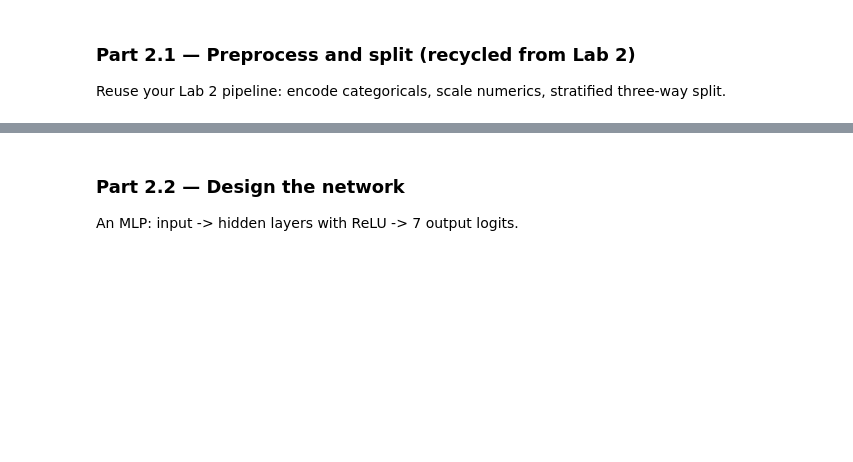
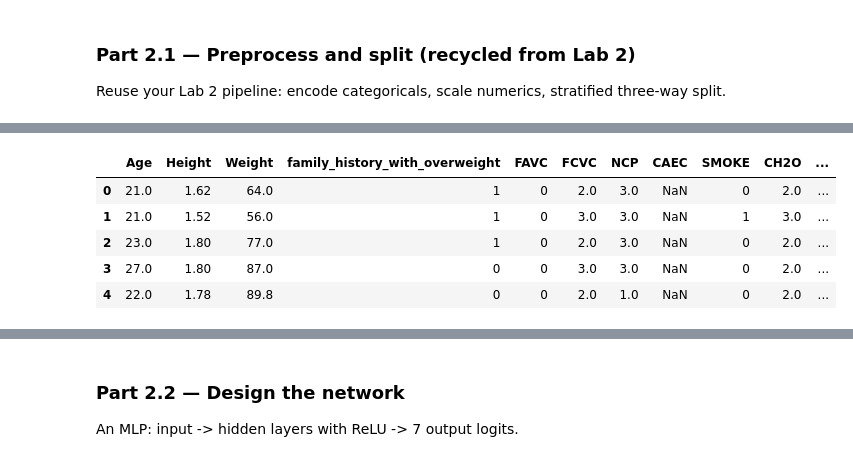
Before and after one commit to OmuwaGeorge/lab-3, a Jupyter notebook: lab_3.ipynb, the cells around one changed output, grey strips where cells are left out. Drawn from its saved outputs; the diff is of its cells as text; code cells hidden in the pictures; blank space fills up the shorter version.

```diff
--- a/lab_3.ipynb
+++ b/lab_3.ipynb
@@ -260,14 +260,58 @@ Lab 2 classical models.
 Reuse your Lab 2 pipeline: encode categoricals, scale numerics, stratified three-way split.
 # %%
 # TODO: Load the obesity dataset (same OBESITY_URL as Lab 2).
-
+OBESITY_URL = "https://cf-courses-data.s3.us.cloud-object-storage.appdomain.cloud/GkDzb7bWrtvGXdPOfk6CIg/Obesity-level-prediction-dataset.csv"
+obesity = pd.read_csv(OBESITY_URL)
 # TODO: Encode categoricals exactly as you did in Lab 2
 #   (binary yes/no -> 0/1; Gender/MTRANS/CAEC/CALC -> your justified choice).
 #   Encode the target NObeyesdad into integers 0..6 (LabelEncoder) — CrossEntropyLoss
 #   expects integer class indices.
+from sklearn.preprocessing import LabelEncoder
+from sklearn.model_selection import train_test_split
+from sklearn.preprocessing import StandardScaler
+import torch
+from torch.utils.data import TensorDataset, DataLoader
 
+ob = obesity.copy()
+
+binary_map = {"yes": 1, "no": 0}
+for col in ["family_history_with_overweight", "FAVC", "SMOKE", "SCC"]:
+    ob[col] = ob[col].map(binary_map)
+
+caec_map = {"Never": 0, "Rarely": 1, "Frequently": 2, "Constantly": 3}
+calc_map = {"Never": 0, "Rarely": 1, "Frequently": 2, "Constantly": 3}
+ob["CAEC"] = ob["CAEC"].map(caec_map)
+ob["CALC"] = ob["CALC"].map(calc_map)
+
+ob = pd.get_dummies(ob, columns=["Gender", "MTRANS"], drop_first=True)
+ob["BMI"] = ob["Weight"] / (ob["Height"] ** 2)
+
+le = LabelEncoder()
+ob["NObeyesdad"] = le.fit_transform(ob["NObeyesdad"])
+
+feature_cols = [c for c in ob.columns if c != "NObeyesdad"]
+X_obesity = ob.drop(columns=["NObeyesdad"])
+Y_obesity = ob["NObeyesdad"]
+
+print("Encoded classes:", dict(enumerate(le.classes_)))
+display(X_obesity.head())
 # TODO: Stratified train / validation / test split (60/20/20, stratify=y,
 #   random_state=RANDOM_STATE).
+X_train, X_temp, y_train, y_temp = train_test_split(
+    X_obesity,
+    Y_obesity,
+    test_size=0.4,
+    stratify=Y_obesity,
+    random_state=RANDOM_STATE
+)
+
+X_val, X_test, y_val, y_test = train_test_split(
+    X_temp,
+    y_temp,
+    test_size=0.5,
+    stratify=y_temp,
+    random_state=RANDOM_STATE
+)
 
 # TODO: Fit a StandardScaler on the TRAINING set only; transform all three splits.
 #   (Neural networks are far more sensitive to feature scale than random forests —
@@ -276,3 +320,46 @@ Reuse your Lab 2 pipeline: encode categoricals, scale numerics, stratified three
 # TODO: Convert to tensors and wrap in DataLoaders:
 #   X -> torch.float32, y -> torch.long
 #   train_loader (batch_size=32, shuffle=True), val_loader, test_loader
+
+scaler = StandardScaler()
+
+X_train_scaled = scaler.fit_transform(X_train)
+
+X_val_scaled = scaler.transform(X_val)
+X_test_scaled = scaler.transform(X_test)
+
+X_train_tensor = torch.tensor(X_train_scaled, dtype=torch.float32)
+X_val_tensor = torch.tensor(X_val_scaled, dtype=torch.float32)
+X_test_tensor = torch.tensor(X_test_scaled, dtype=torch.float32)
+
+y_train_tensor = torch.tensor(y_train.values, dtype=torch.long)
+y_val_tensor = torch.tensor(y_val.values, dtype=torch.long)
+y_test_tensor = torch.tensor(y_test.values, dtype=torch.long)
+
+train_dataset = TensorDataset(X_train_tensor, y_train_tensor)
+val_dataset = TensorDataset(X_val_tensor, y_val_tensor)
+test_dataset = TensorDataset(X_test_tensor, y_test_tensor)
+
+train_loader = DataLoader(
+    train_dataset,
+    batch_size=32,
+    shuffle=True
+)
+
+val_loader = DataLoader(
+    val_dataset,
+    batch_size=32,
+    shuffle=False
+)
+
+test_loader = DataLoader(
+    test_dataset,
+    batch_size=32,
+    shuffle=False
+)
+
+
+print("Train:", X_train_tensor.shape, y_train_tensor.shape)
+print("Validation:", X_val_tensor.shape, y_val_tensor.shape)
+print("Test:", X_test_tensor.shape, y_test_tensor.shape)
+# %% [output]
@@ -278,0 +367,6 @@ Reuse your Lab 2 pipeline: encode categoricals, scale numerics, stratified three
+|  | Age | Height | Weight | family_history_with_overweight | FAVC | FCVC | NCP | CAEC | SMOKE | CH2O | ... |
+| 0 | 21.0 | 1.62 | 64.0 | 1 | 0 | 2.0 | 3.0 | NaN | 0 | 2.0 | ... |
+| 1 | 21.0 | 1.52 | 56.0 | 1 | 0 | 3.0 | 3.0 | NaN | 1 | 3.0 | ... |
+| 2 | 23.0 | 1.80 | 77.0 | 1 | 0 | 2.0 | 3.0 | NaN | 0 | 2.0 | ... |
+| 3 | 27.0 | 1.80 | 87.0 | 0 | 0 | 3.0 | 3.0 | NaN | 0 | 2.0 | ... |
+| 4 | 22.0 | 1.78 | 89.8 | 0 | 0 | 2.0 | 1.0 | NaN | 0 | 2.0 | ... |
```
Also changed, not shown: parts of 2 cells of this notebook.
